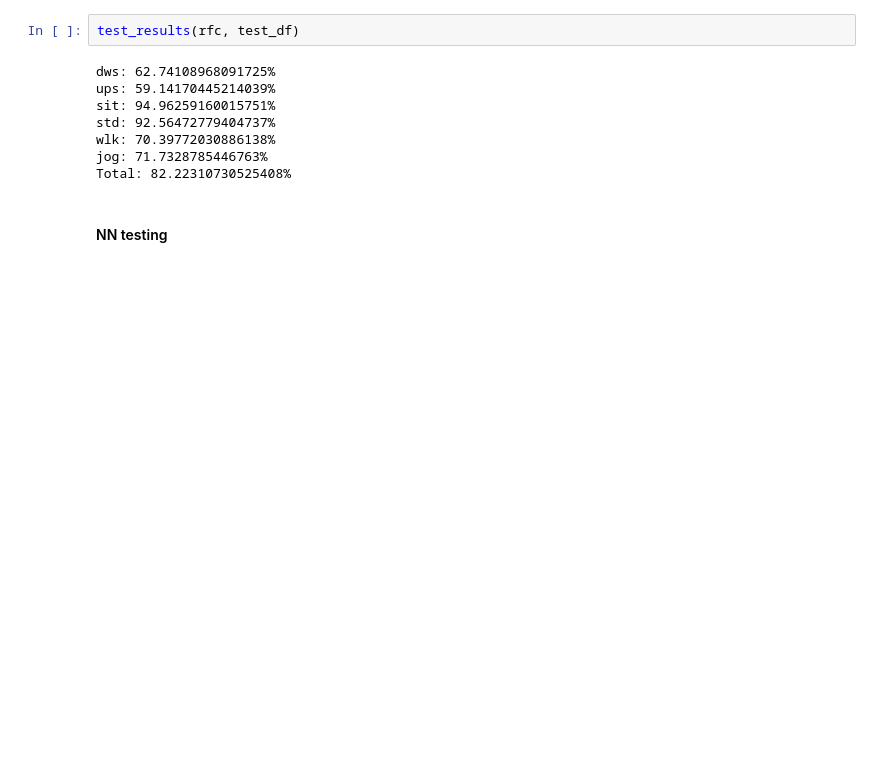
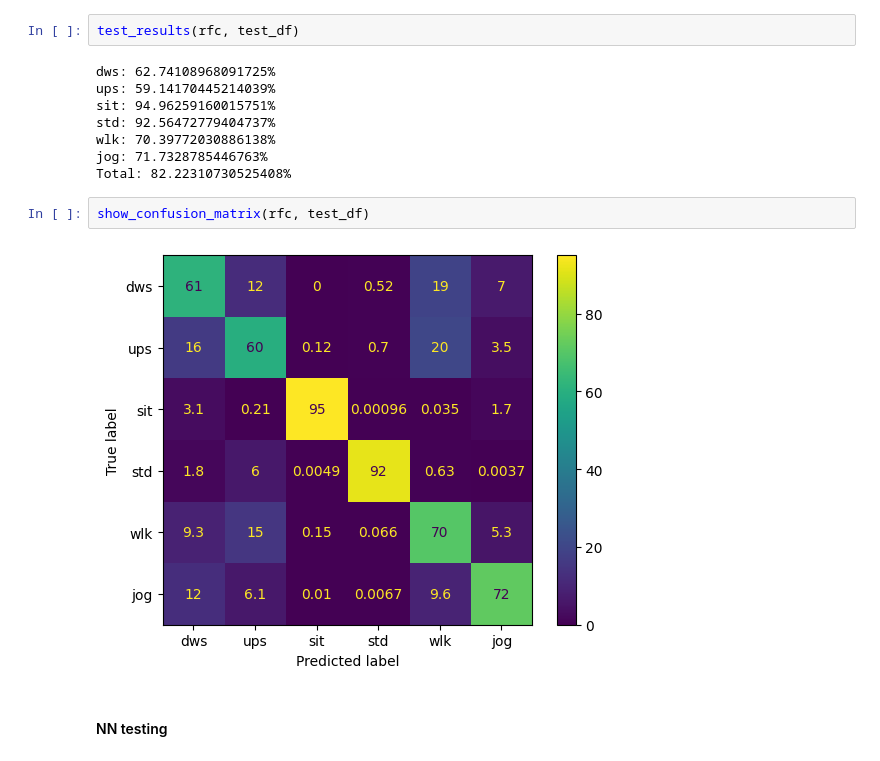
Before and after one commit to EthanHofton/ecm3420-ca, a Jupyter notebook: model_exploration.ipynb, the cells around one changed output. Cells and saved outputs as stored; diff of their text form; blank space fills up the shorter version.

```diff
--- a/model_exploration.ipynb
+++ b/model_exploration.ipynb
@@ -279,6 +300,10 @@ std: 92.56472779404737%
 wlk: 70.39772030886138%
 jog: 71.7328785446763%
 Total: 82.22310730525408%
+# %%
+show_confusion_matrix(rfc, test_df)
+# %% [output]
+[figure, added]
 # %% [markdown]
 #### NN testing
 # %%
```
Also changed, not shown: parts of 49 cells of this notebook, 27 other files.
